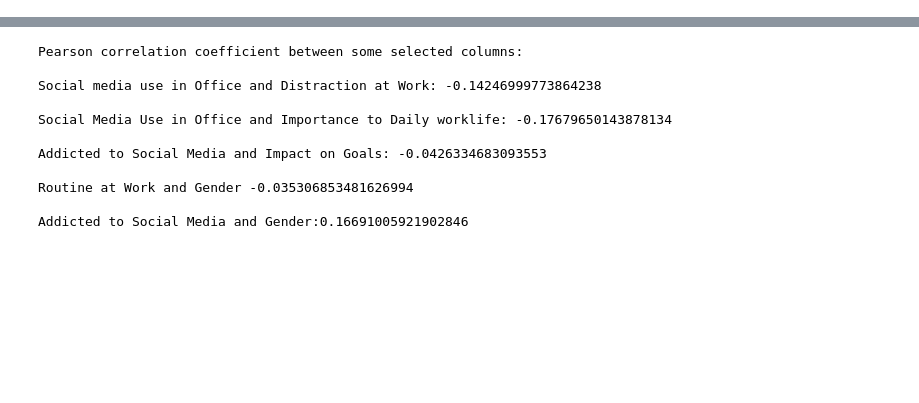
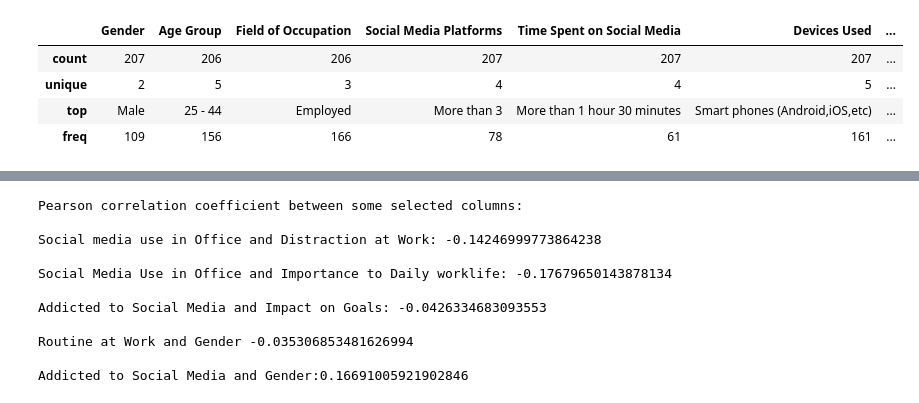
Before and after one commit to nnamdei/data, a Jupyter notebook: Impact of Social Media Usage in Work Place.ipynb, the cells around one changed output, grey strips where cells are left out. Saved outputs shown, nothing was run; the diff lists cells and outputs as text; code cells hidden in the pictures; blank space fills up the shorter version.

```diff
--- a/Impact of Social Media Usage in Work Place.ipynb
+++ b/Impact of Social Media Usage in Work Place.ipynb
@@ -168,6 +176,14 @@ def replaceValue(data_set,column):
 Columns=data_set.columns
 for column in Columns:
     data_set[column]=replaceValue(data_set,column)
+# %%
+data_set.describe()
+# %% [output]
+|  | Gender | Age Group | Field of Occupation | Social Media Platforms | Time Spent on Social Media | Devices Used | ... |
+| count | 207 | 206 | 206 | 207 | 207 | 207 | ... |
+| unique | 2 | 5 | 3 | 4 | 4 | 5 | ... |
+| top | Male | 25 - 44 | Employed | More than 3 | More than 1 hour 30 minutes | Smart phones (Android,iOS,etc) | ... |
+| freq | 109 | 156 | 166 | 78 | 61 | 161 | ... |
 # %%
 """findng the pearson correlation on the data"""
 result=data_set.corr(method='pearson')
```
Also changed, not shown: parts of 2 cells of this notebook, 1 other file.
